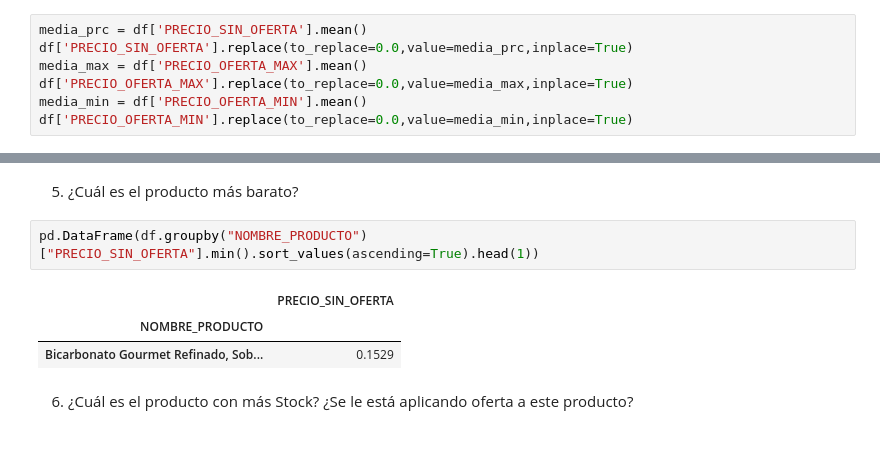
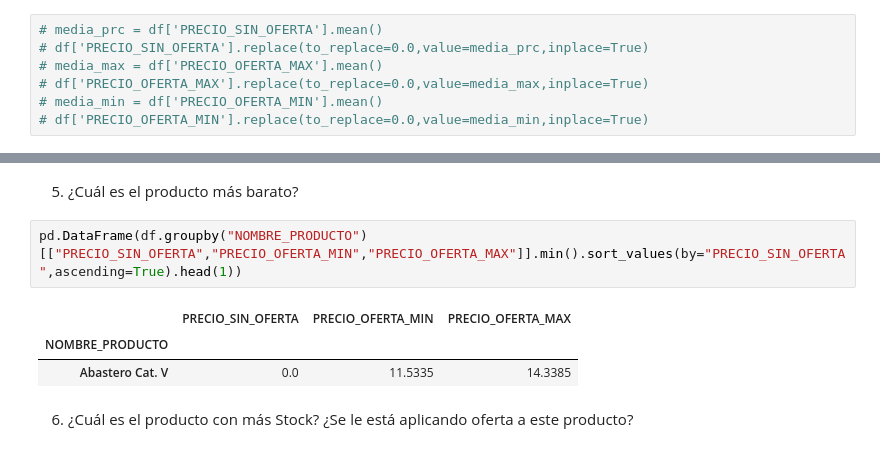
Before and after one commit to Bubu52/AMACOR_SUPERMARKET, a Jupyter notebook: Preguntas resueltas v.1.1.ipynb, the cells around one changed output, grey strips where cells are left out. Saved outputs shown, nothing was run; the diff lists cells and outputs as text.

```diff
--- a/Preguntas resueltas v.1.1.ipynb
+++ b/Preguntas resueltas v.1.1.ipynb
@@ -137,12 +157,12 @@ df["PRECIO_SIN_OFERTA"]=df["PRECIO_SIN_OFERTA"]*0.0011
 df["PRECIO_OFERTA_MIN"]=df["PRECIO_OFERTA_MIN"]*0.0011
 df["PRECIO_OFERTA_MAX"]=df["PRECIO_OFERTA_MAX"]*0.0011
 # %%
-media_prc = df['PRECIO_SIN_OFERTA'].mean()
-df['PRECIO_SIN_OFERTA'].replace(to_replace=0.0,value=media_prc,inplace=True)
-media_max = df['PRECIO_OFERTA_MAX'].mean()
-df['PRECIO_OFERTA_MAX'].replace(to_replace=0.0,value=media_max,inplace=True)
-media_min = df['PRECIO_OFERTA_MIN'].mean()
-df['PRECIO_OFERTA_MIN'].replace(to_replace=0.0,value=media_min,inplace=True)
+# media_prc = df['PRECIO_SIN_OFERTA'].mean()
+# df['PRECIO_SIN_OFERTA'].replace(to_replace=0.0,value=media_prc,inplace=True)
+# media_max = df['PRECIO_OFERTA_MAX'].mean()
+# df['PRECIO_OFERTA_MAX'].replace(to_replace=0.0,value=media_max,inplace=True)
+# media_min = df['PRECIO_OFERTA_MIN'].mean()
+# df['PRECIO_OFERTA_MIN'].replace(to_replace=0.0,value=media_min,inplace=True)
 # %%
 num_pasillos = list(df["ZONA_SUPERMERCADO"].unique())
 num_pasillos
@@ -268,11 +284,11 @@ plt.show()
 # %% [markdown]
 5. ¿Cuál es el producto más barato?
 # %%
-pd.DataFrame(df.groupby("NOMBRE_PRODUCTO")["PRECIO_SIN_OFERTA"].min().sort_values(ascending=True).head(1))
+pd.DataFrame(df.groupby("NOMBRE_PRODUCTO")[["PRECIO_SIN_OFERTA","PRECIO_OFERTA_MIN","PRECIO_OFERTA_MAX"]].min().sort_values(by="PRECIO_SIN_OFERTA",ascending=True).head(1))
 # %% [output]
-|  | PRECIO_SIN_OFERTA |
-| NOMBRE_PRODUCTO |  |
-| Bicarbonato Gourmet Refinado, Sob... | 0.1529 |
+|  | PRECIO_SIN_OFERTA | PRECIO_OFERTA_MIN | PRECIO_OFERTA_MAX |
+| NOMBRE_PRODUCTO |  |  |  |
+| Abastero Cat. V | 0.0 | 11.5335 | 14.3385 |
 # %% [markdown]
 6. ¿Cuál es el producto con más Stock? ¿Se le está aplicando oferta a este producto?
 # %%
```
Also changed, not shown: parts of 29 cells of this notebook.
